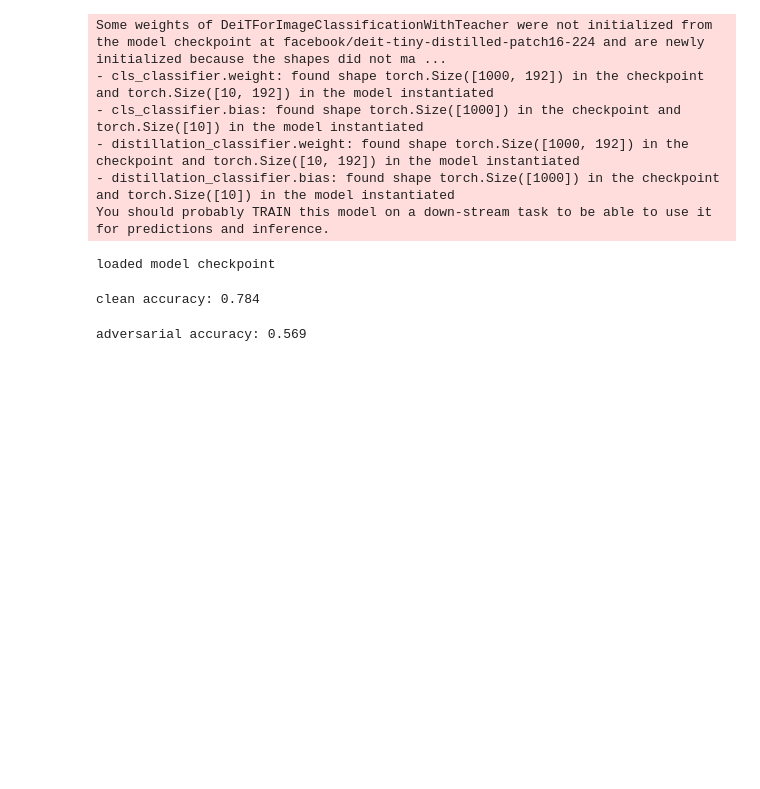
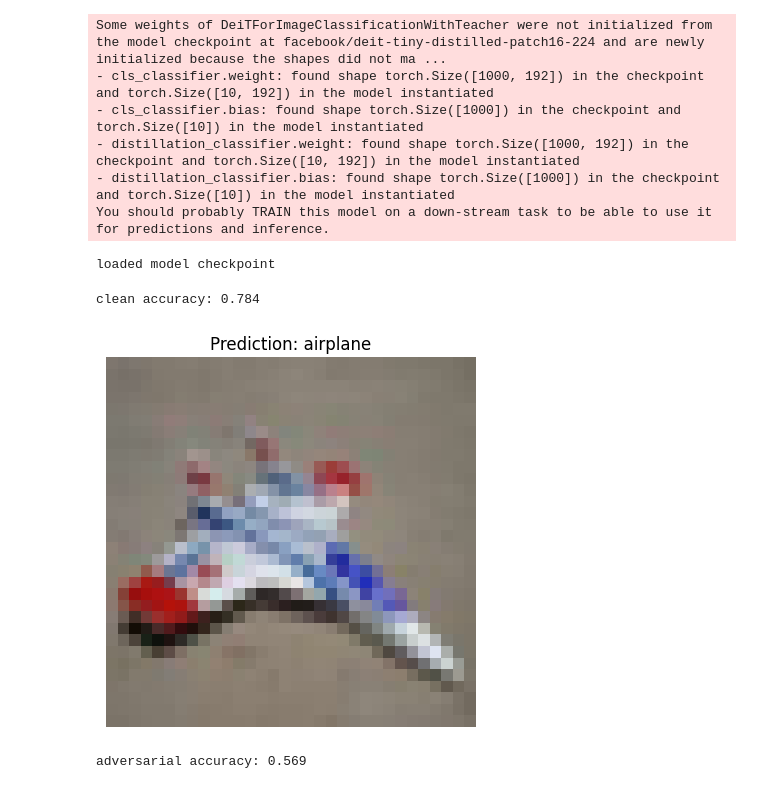
Before and after one commit to f4str/art-demos, a Jupyter notebook: hugging_face_evasion.ipynb, the cells around one changed output. Saved outputs shown, nothing was run; the diff lists cells and outputs as text; code cells hidden in the pictures; blank space fills up the shorter version.

```diff
--- a/hugging_face_evasion.ipynb
+++ b/hugging_face_evasion.ipynb
@@ -218,5 +242,12 @@ print('clean accuracy:', acc)
 # %% [output]
 clean accuracy: 0.784
+# %%
+plt.imshow(np.transpose(x_subset[1], (1, 2, 0)))
+plt.title(f'Prediction: {label_names[clean_preds[1]]}')
+plt.axis('off')
+plt.show()
+# %% [output]
+[figure, added]
 # %%
 # load adversarial samples if they already exist, otherwise generate them
 
```
Also changed, not shown: parts of 14 cells of this notebook.
